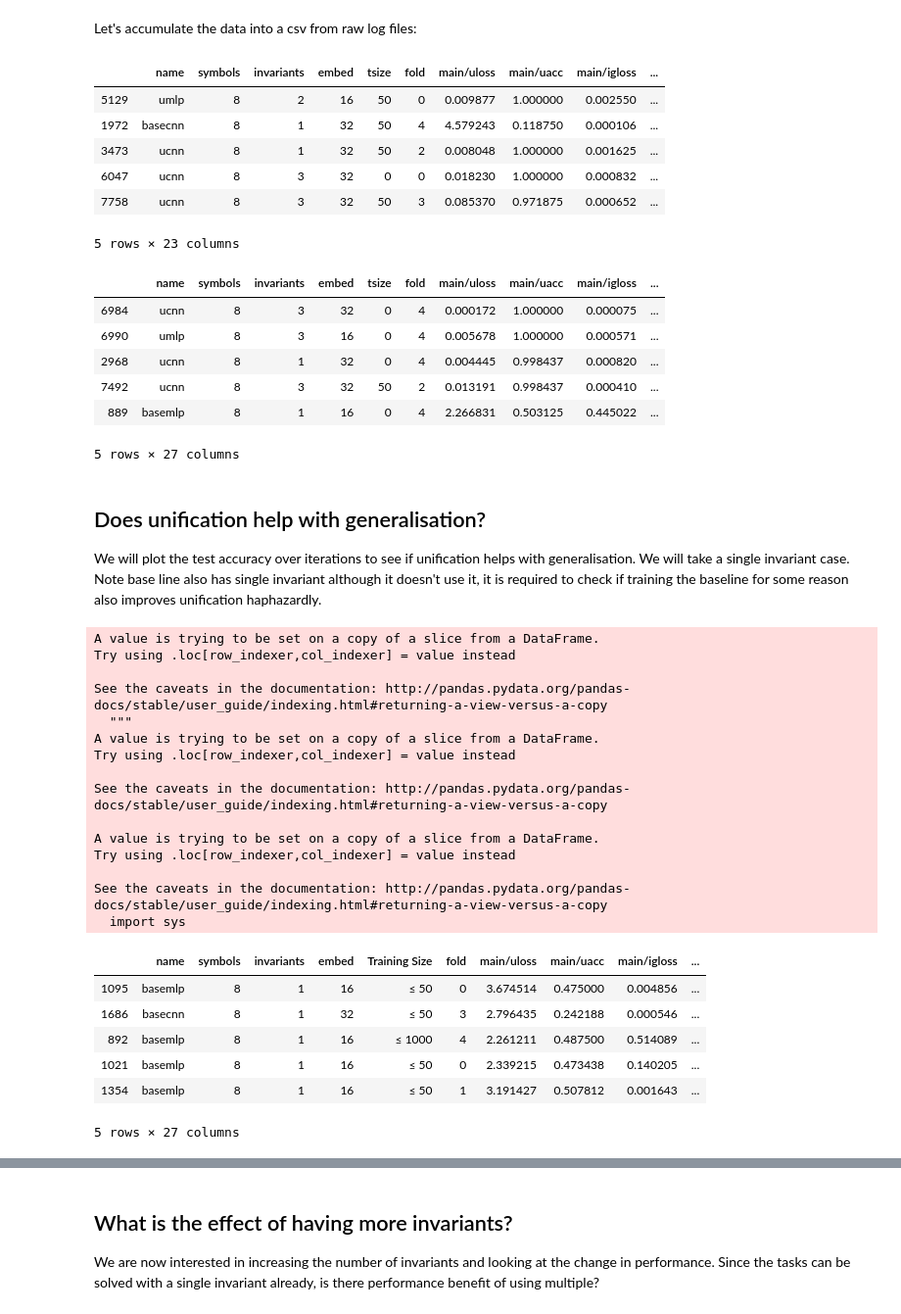
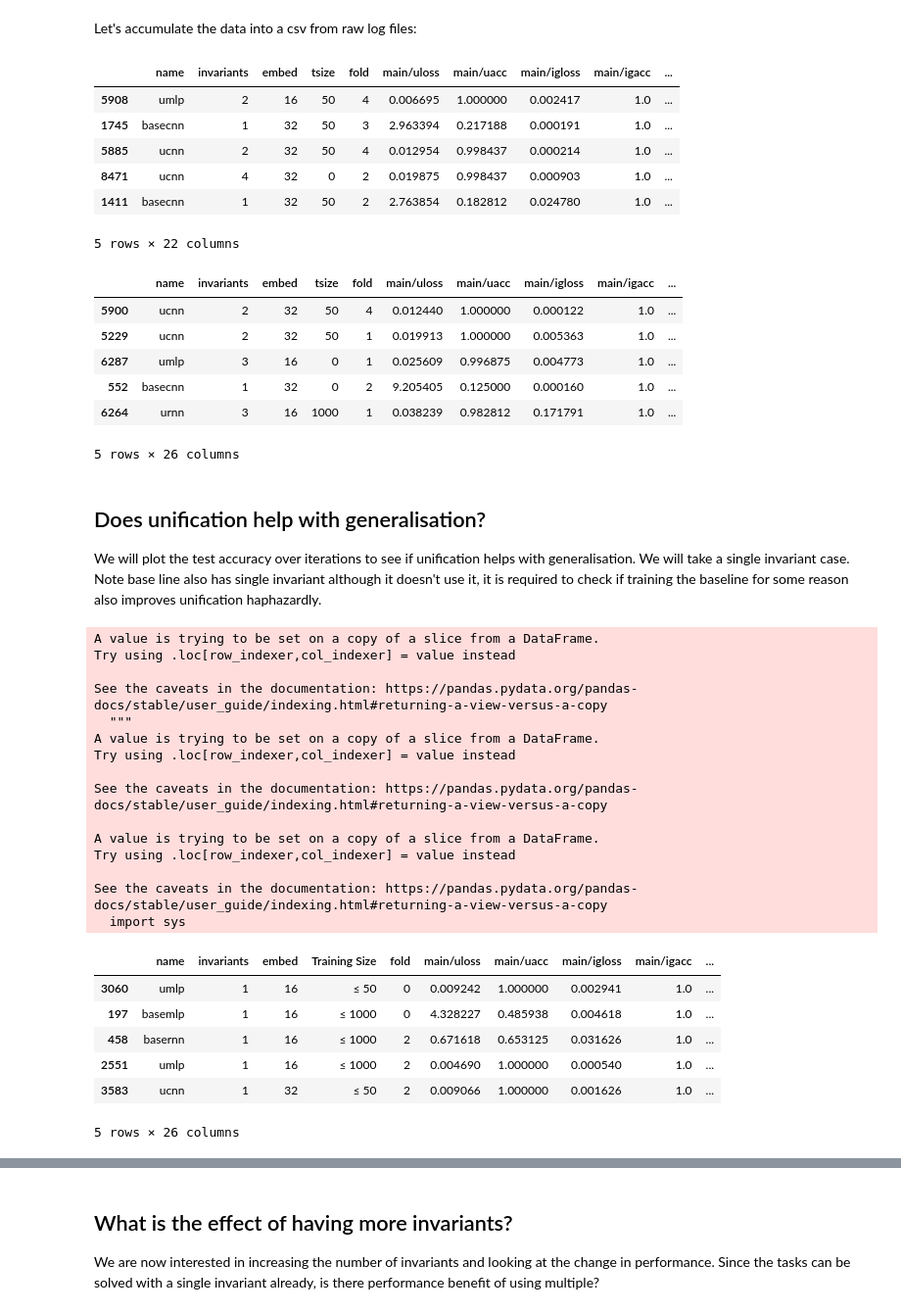
Before and after one commit to nuric/softuni, a Jupyter notebook: analyse_umlp_ucnn.ipynb, the cells around one changed output, grey strips where cells are left out. Shown: that part at 98% size. Cells and saved outputs as stored; diff of their text form; code cells hidden in the pictures.

```diff
--- a/analyse_umlp_ucnn.ipynb
+++ b/analyse_umlp_ucnn.ipynb
@@ -18,71 +18,74 @@ done
 # Load respective data
 df_umlp = pd.read_csv("umlp_results.csv")
 # UMLP has an extra length column which is fixed and we don't need
-del df_umlp['length']
+df_umlp = df_umlp.drop(columns=['length', 'symbols'])
 df_ucnn = pd.read_csv("ucnn_results.csv")
-df = pd.concat([df_umlp, df_ucnn])
+df_ucnn = df_ucnn.drop(columns=['symbols'])
+df_urnn = pd.read_csv("urnn_results.csv")
+df_urnn = df_urnn.drop(columns=['length'])
+df = pd.concat([df_umlp, df_ucnn, df_urnn])
 
 # The dataframe contain the training results at each iteration with experiment details
 df.sample(5)
 # %% [output]
-|  | name | symbols | invariants | embed | tsize | fold | main/uloss | main/uacc | main/igloss | ... |
-| 5129 | umlp | 8 | 2 | 16 | 50 | 0 | 0.009877 | 1.000000 | 0.002550 | ... |
-| 1972 | basecnn | 8 | 1 | 32 | 50 | 4 | 4.579243 | 0.118750 | 0.000106 | ... |
-| 3473 | ucnn | 8 | 1 | 32 | 50 | 2 | 0.008048 | 1.000000 | 0.001625 | ... |
-| 6047 | ucnn | 8 | 3 | 32 | 0 | 0 | 0.018230 | 1.000000 | 0.000832 | ... |
-| 7758 | ucnn | 8 | 3 | 32 | 50 | 3 | 0.085370 | 0.971875 | 0.000652 | ... |
+|  | name | invariants | embed | tsize | fold | main/uloss | main/uacc | main/igloss | main/igacc | ... |
+| 5908 | umlp | 2 | 16 | 50 | 4 | 0.006695 | 1.000000 | 0.002417 | 1.0 | ... |
+| 1745 | basecnn | 1 | 32 | 50 | 3 | 2.963394 | 0.217188 | 0.000191 | 1.0 | ... |
+| 5885 | ucnn | 2 | 32 | 50 | 4 | 0.012954 | 0.998437 | 0.000214 | 1.0 | ... |
+| 8471 | ucnn | 4 | 32 | 0 | 2 | 0.019875 | 0.998437 | 0.000903 | 1.0 | ... |
+| 1411 | basecnn | 1 | 32 | 50 | 2 | 2.763854 | 0.182812 | 0.024780 | 1.0 | ... |
-5 rows × 23 columns
+5 rows × 22 columns
 # %%
 # We'll create some extra computed columns for convenience
 df['unification'] = ~df['name'].str.contains('base', regex=False) # Do we have unification enabled?
-df['type'] = np.where(df['name'].str.contains('cnn'), 'cnn', 'mlp') # What network type is this?
+df['type'] = df['name'].apply(lambda s: s[-3:]) # What network type is this?
 df['test/acc'] = df['test/main/uacc'].where(df.unification, df['test/main/oacc']) # Which test accuracy to pick?
 df['test/er'] = 1-df['test/acc'] # Test error rate
 df.sample(5)
 # %% [output]
-|  | name | symbols | invariants | embed | tsize | fold | main/uloss | main/uacc | main/igloss | ... |
-| 6984 | ucnn | 8 | 3 | 32 | 0 | 4 | 0.000172 | 1.000000 | 0.000075 | ... |
-| 6990 | umlp | 8 | 3 | 16 | 0 | 4 | 0.005678 | 1.000000 | 0.000571 | ... |
-| 2968 | ucnn | 8 | 1 | 32 | 0 | 4 | 0.004445 | 0.998437 | 0.000820 | ... |
-| 7492 | ucnn | 8 | 3 | 32 | 50 | 2 | 0.013191 | 0.998437 | 0.000410 | ... |
-| 889 | basemlp | 8 | 1 | 16 | 0 | 4 | 2.266831 | 0.503125 | 0.445022 | ... |
+|  | name | invariants | embed | tsize | fold | main/uloss | main/uacc | main/igloss | main/igacc | ... |
+| 5900 | ucnn | 2 | 32 | 50 | 4 | 0.012440 | 1.000000 | 0.000122 | 1.0 | ... |
+| 5229 | ucnn | 2 | 32 | 50 | 1 | 0.019913 | 1.000000 | 0.005363 | 1.0 | ... |
+| 6287 | umlp | 3 | 16 | 0 | 1 | 0.025609 | 0.996875 | 0.004773 | 1.0 | ... |
+| 552 | basecnn | 1 | 32 | 0 | 2 | 9.205405 | 0.125000 | 0.000160 | 1.0 | ... |
+| 6264 | urnn | 3 | 16 | 1000 | 1 | 0.038239 | 0.982812 | 0.171791 | 1.0 | ... |
-5 rows × 27 columns
+5 rows × 26 columns
 # %% [markdown]
 ## Does unification help with generalisation?
 We will plot the test accuracy over iterations to see if unification helps with generalisation. We will take a single invariant case. Note base line also has single invariant although it doesn't use it, it is required to check if training the baseline for some reason also improves unification haphazardly.
 # %%
 # Filter data to get single invariants
 df1 = df[(df.invariants == 1)]
 
 # Adjust column names and types for plotting
 df1['type'] = df1['type'].str.upper()
 df1['unification'] = np.where(df1.unification, 'Yes', 'No')
-df1['tsize'] = np.where(df1.tsize == 0, '≤ 1000', '≤ 50')
+df1['tsize'] = np.where((df1.tsize == 0) | (df1.tsize == 1000), '≤ 1000', '≤ 50')
 df1 = df1.rename(columns={'unification': 'Unification', 'tsize': 'Training Size'})
 df1.sample(5)
 # %% [output]
 A value is trying to be set on a copy of a slice from a DataFrame.
 Try using .loc[row_indexer,col_indexer] = value instead
 
-See the caveats in the documentation: http://pandas.pydata.org/pandas-docs/stable/user_guide/indexing.html#returning-a-view-versus-a-copy
+See the caveats in the documentation: https://pandas.pydata.org/pandas-docs/stable/user_guide/indexing.html#returning-a-view-versus-a-copy
   """
 A value is trying to be set on a copy of a slice from a DataFrame.
 Try using .loc[row_indexer,col_indexer] = value instead
 
-See the caveats in the documentation: http://pandas.pydata.org/pandas-docs/stable/user_guide/indexing.html#returning-a-view-versus-a-copy
+See the caveats in the documentation: https://pandas.pydata.org/pandas-docs/stable/user_guide/indexing.html#returning-a-view-versus-a-copy
 
 A value is trying to be set on a copy of a slice from a DataFrame.
 Try using .loc[row_indexer,col_indexer] = value instead
 
-See the caveats in the documentation: http://pandas.pydata.org/pandas-docs/stable/user_guide/indexing.html#returning-a-view-versus-a-copy
+See the caveats in the documentation: https://pandas.pydata.org/pandas-docs/stable/user_guide/indexing.html#returning-a-view-versus-a-copy
   import sys
-|  | name | symbols | invariants | embed | Training Size | fold | main/uloss | main/uacc | main/igloss | ... |
-| 1095 | basemlp | 8 | 1 | 16 | ≤ 50 | 0 | 3.674514 | 0.475000 | 0.004856 | ... |
-| 1686 | basecnn | 8 | 1 | 32 | ≤ 50 | 3 | 2.796435 | 0.242188 | 0.000546 | ... |
-| 892 | basemlp | 8 | 1 | 16 | ≤ 1000 | 4 | 2.261211 | 0.487500 | 0.514089 | ... |
-| 1021 | basemlp | 8 | 1 | 16 | ≤ 50 | 0 | 2.339215 | 0.473438 | 0.140205 | ... |
-| 1354 | basemlp | 8 | 1 | 16 | ≤ 50 | 1 | 3.191427 | 0.507812 | 0.001643 | ... |
+|  | name | invariants | embed | Training Size | fold | main/uloss | main/uacc | main/igloss | main/igacc | ... |
+| 3060 | umlp | 1 | 16 | ≤ 50 | 0 | 0.009242 | 1.000000 | 0.002941 | 1.0 | ... |
+| 197 | basemlp | 1 | 16 | ≤ 1000 | 0 | 4.328227 | 0.485938 | 0.004618 | 1.0 | ... |
+| 458 | basernn | 1 | 16 | ≤ 1000 | 2 | 0.671618 | 0.653125 | 0.031626 | 1.0 | ... |
+| 2551 | umlp | 1 | 16 | ≤ 1000 | 2 | 0.004690 | 1.000000 | 0.000540 | 1.0 | ... |
+| 3583 | ucnn | 1 | 32 | ≤ 50 | 2 | 0.009066 | 1.000000 | 0.001626 | 1.0 | ... |
-5 rows × 27 columns
+5 rows × 26 columns
 # %%
 # Plot the test accuracy
 g = sns.relplot(x='iteration', y='test/acc', hue='Unification',
```
Also changed, not shown: parts of 8 cells of this notebook, 1 other file.
